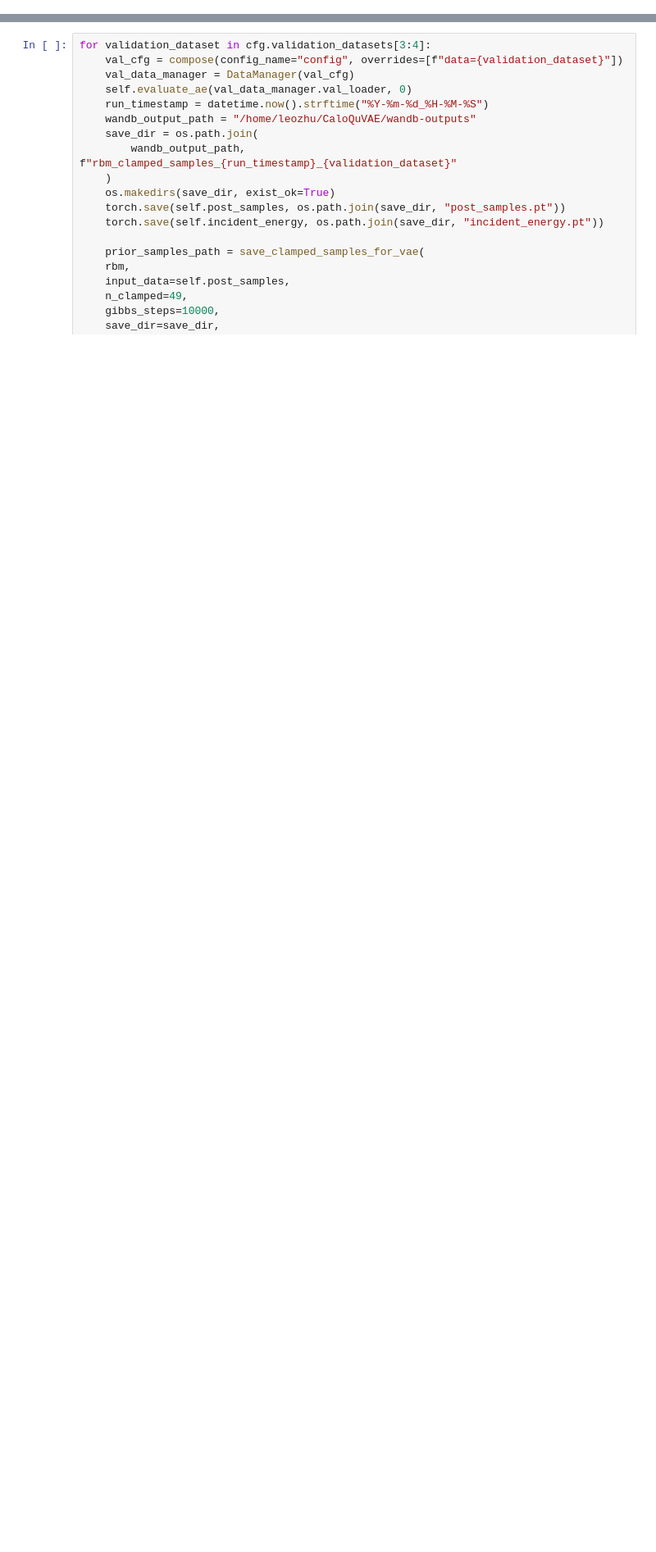
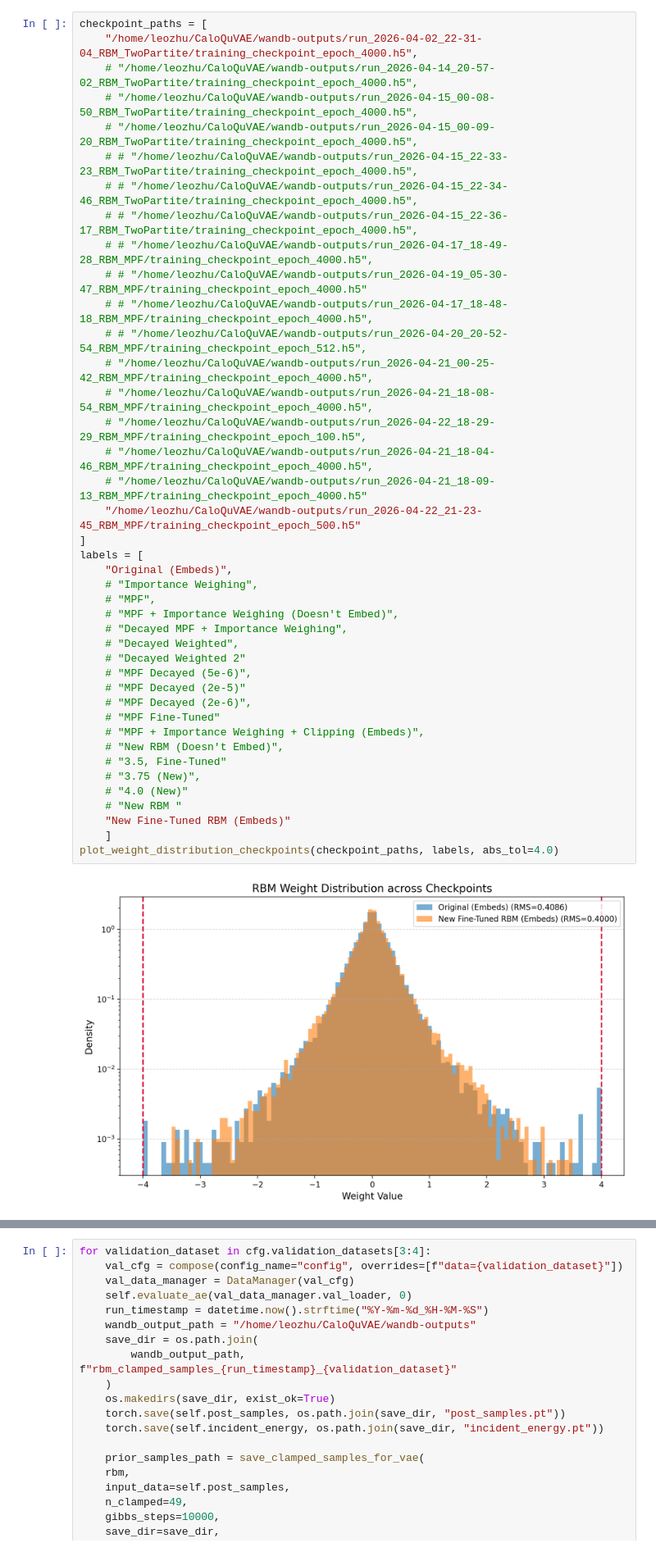
Before and after one commit to QaloSim/CaloQuVAE, a Jupyter notebook: notebooks/rbm.ipynb, the cells around one changed output, grey strips where cells are left out. Shown at 82% size. Cells and saved outputs as stored; diff of their text form; blank space fills up the shorter version.

```diff
--- a/notebooks/rbm.ipynb
+++ b/notebooks/rbm.ipynb
@@ -34,0 +38,43 @@ from scripts.RBM_2P_MNIST import save_clamped_samples_for_vae
+# %%
+checkpoint_paths = [
+    "/home/leozhu/CaloQuVAE/wandb-outputs/run_2026-04-02_22-31-04_RBM_TwoPartite/training_checkpoint_epoch_4000.h5",
+    # "/home/leozhu/CaloQuVAE/wandb-outputs/run_2026-04-14_20-57-02_RBM_TwoPartite/training_checkpoint_epoch_4000.h5",
+    # "/home/leozhu/CaloQuVAE/wandb-outputs/run_2026-04-15_00-08-50_RBM_TwoPartite/training_checkpoint_epoch_4000.h5",
+    # "/home/leozhu/CaloQuVAE/wandb-outputs/run_2026-04-15_00-09-20_RBM_TwoPartite/training_checkpoint_epoch_4000.h5",
+    # # "/home/leozhu/CaloQuVAE/wandb-outputs/run_2026-04-15_22-33-23_RBM_TwoPartite/training_checkpoint_epoch_4000.h5",
+    # # "/home/leozhu/CaloQuVAE/wandb-outputs/run_2026-04-15_22-34-46_RBM_TwoPartite/training_checkpoint_epoch_4000.h5",
+    # # "/home/leozhu/CaloQuVAE/wandb-outputs/run_2026-04-15_22-36-17_RBM_TwoPartite/training_checkpoint_epoch_4000.h5",
+    # # "/home/leozhu/CaloQuVAE/wandb-outputs/run_2026-04-17_18-49-28_RBM_MPF/training_checkpoint_epoch_4000.h5",
+    # # "/home/leozhu/CaloQuVAE/wandb-outputs/run_2026-04-19_05-30-47_RBM_MPF/training_checkpoint_epoch_4000.h5"
+    # # "/home/leozhu/CaloQuVAE/wandb-outputs/run_2026-04-17_18-48-18_RBM_MPF/training_checkpoint_epoch_4000.h5",
+    # # "/home/leozhu/CaloQuVAE/wandb-outputs/run_2026-04-20_20-52-54_RBM_MPF/training_checkpoint_epoch_512.h5",
+    # "/home/leozhu/CaloQuVAE/wandb-outputs/run_2026-04-21_00-25-42_RBM_MPF/training_checkpoint_epoch_4000.h5",
+    # "/home/leozhu/CaloQuVAE/wandb-outputs/run_2026-04-21_18-08-54_RBM_MPF/training_checkpoint_epoch_4000.h5",
+    # "/home/leozhu/CaloQuVAE/wandb-outputs/run_2026-04-22_18-29-29_RBM_MPF/training_checkpoint_epoch_100.h5",
+    # "/home/leozhu/CaloQuVAE/wandb-outputs/run_2026-04-21_18-04-46_RBM_MPF/training_checkpoint_epoch_4000.h5",
+    # "/home/leozhu/CaloQuVAE/wandb-outputs/run_2026-04-21_18-09-13_RBM_MPF/training_checkpoint_epoch_4000.h5"
+    "/home/leozhu/CaloQuVAE/wandb-outputs/run_2026-04-22_21-23-45_RBM_MPF/training_checkpoint_epoch_500.h5"
+]
+labels = [
+    "Original (Embeds)",
+    # "Importance Weighing",
+    # "MPF",
+    # "MPF + Importance Weighing (Doesn't Embed)",
+    # "Decayed MPF + Importance Weighing",
+    # "Decayed Weighted",
+    # "Decayed Weighted 2"
+    # "MPF Decayed (5e-6)",
+    # "MPF Decayed (2e-5)"
+    # "MPF Decayed (2e-6)",
+    # "MPF Fine-Tuned"
+    # "MPF + Importance Weighing + Clipping (Embeds)",
+    # "New RBM (Doesn't Embed)",
+    # "3.5, Fine-Tuned"
+    # "3.75 (New)",
+    # "4.0 (New)"
+    # "New RBM "
+    "New Fine-Tuned RBM (Embeds)"
+    ]
+plot_weight_distribution_checkpoints(checkpoint_paths, labels, abs_tol=4.0)
+# %% [output]
+[figure, added]
```
Also changed, not shown: parts of 14 cells of this notebook, 35 other files.
